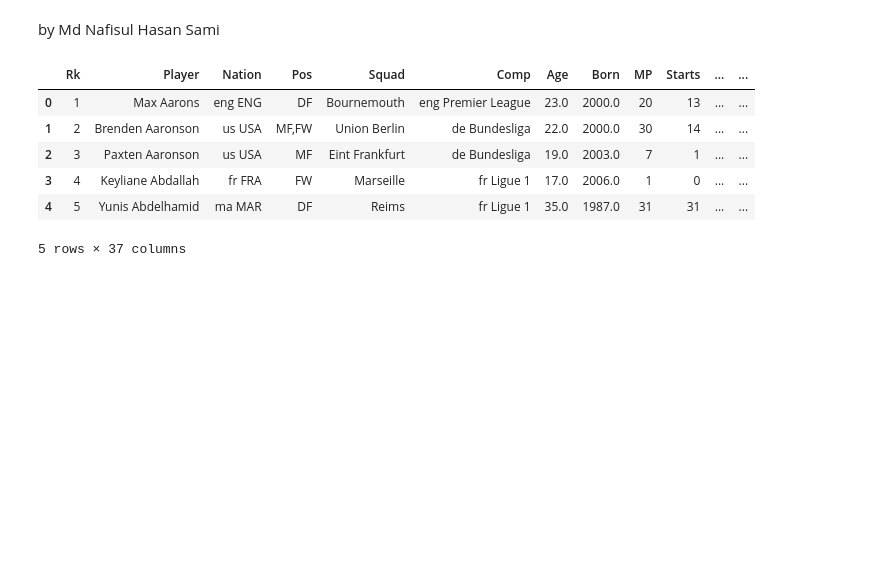
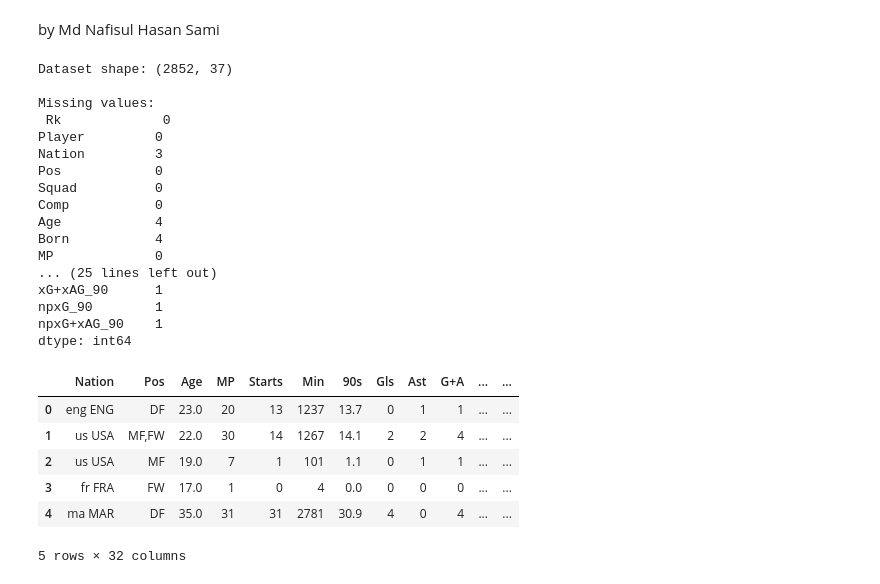
Before and after one commit to naf1ss/Sami_SoccerPotentialNationalTeam, a Jupyter notebook: Sami_SoccerNTeam.ipynb, the cells around one changed output. Drawn from its saved outputs; the diff is of its cells as text; code cells hidden in the pictures; blank space fills up the shorter version.

```diff
--- a/Sami_SoccerNTeam.ipynb
+++ b/Sami_SoccerNTeam.ipynb
@@ -3,21 +3,56 @@
 # %% [markdown]
 by Md Nafisul Hasan Sami
 # %%
+# Imports
 import pandas as pd
+import numpy as np
+import matplotlib.pyplot as plt
 import seaborn as sns
-import matplotlib.pyplot as plt
+# Import modeling tools
 from sklearn.model_selection import train_test_split
 from sklearn.linear_model import LogisticRegression
-from sklearn.metrics import classification_report, accuracy_score
+from sklearn.metrics import classification_report, confusion_matrix, accuracy_score
+from sklearn.ensemble import RandomForestClassifier
 
-# Load data
+
+
+# Load the data
 df = pd.read_csv("top5-players.csv")
-df.head()
+
+# Display shape and column info
+print("Dataset shape:", df.shape)
+print("\nMissing values:\n", df.isnull().sum())
+
+# Drop irrelevant columns (e.g., Player name, Squad name, etc.)
+df = df.drop(columns=["Rk", "Player", "Squad", "Comp", "Born"])
+
+# Drop rows with missing values (optional: or fill them)
+df.dropna(inplace=True)
+
+# Display cleaned data
+display(df.head())
 # %% [output]
+Dataset shape: (2852, 37)
+
+Missing values:
+ Rk             0
+Player         0
+Nation         3
+Pos            0
+Squad          0
+Comp           0
+Age            4
+Born           4
+MP             0
+... (25 lines left out)
+xG+xAG_90      1
+npxG_90        1
+npxG+xAG_90    1
+dtype: int64
-|  | Rk | Player | Nation | Pos | Squad | Comp | Age | Born | MP | Starts | ... | ... |
-| 0 | 1 | Max Aarons | eng ENG | DF | Bournemouth | eng Premier League | 23.0 | 2000.0 | 20 | 13 | ... | ... |
-| 1 | 2 | Brenden Aaronson | us USA | MF,FW | Union Berlin | de Bundesliga | 22.0 | 2000.0 | 30 | 14 | ... | ... |
-| 2 | 3 | Paxten Aaronson | us USA | MF | Eint Frankfurt | de Bundesliga | 19.0 | 2003.0 | 7 | 1 | ... | ... |
-| 3 | 4 | Keyliane Abdallah | fr FRA | FW | Marseille | fr Ligue 1 | 17.0 | 2006.0 | 1 | 0 | ... | ... |
-| 4 | 5 | Yunis Abdelhamid | ma MAR | DF | Reims | fr Ligue 1 | 35.0 | 1987.0 | 31 | 31 | ... | ... |
+|  | Nation | Pos | Age | MP | Starts | Min | 90s | Gls | Ast | G+A | ... | ... |
+| 0 | eng ENG | DF | 23.0 | 20 | 13 | 1237 | 13.7 | 0 | 1 | 1 | ... | ... |
+| 1 | us USA | MF,FW | 22.0 | 30 | 14 | 1267 | 14.1 | 2 | 2 | 4 | ... | ... |
+| 2 | us USA | MF | 19.0 | 7 | 1 | 101 | 1.1 | 0 | 1 | 1 | ... | ... |
+| 3 | fr FRA | FW | 17.0 | 1 | 0 | 4 | 0.0 | 0 | 0 | 0 | ... | ... |
+| 4 | ma MAR | DF | 35.0 | 31 | 31 | 2781 | 30.9 | 4 | 0 | 4 | ... | ... |
-5 rows × 37 columns
+5 rows × 32 columns
```
Also changed, not shown: parts of 18 cells of this notebook, 1 other file.
